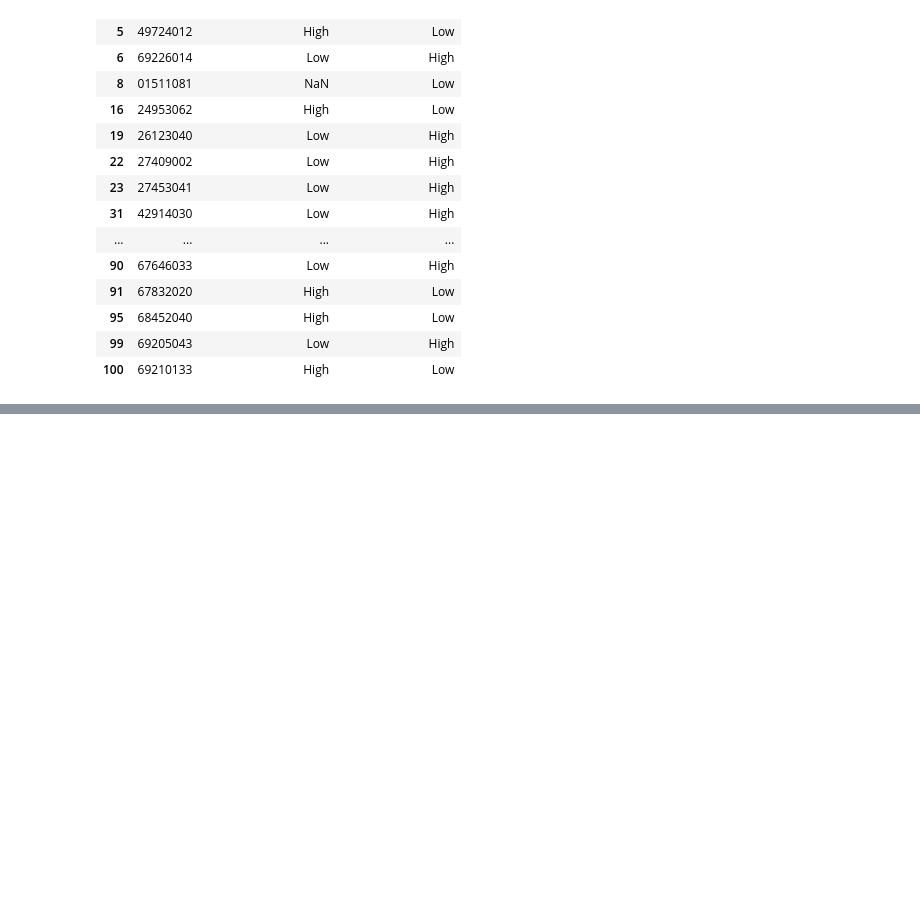
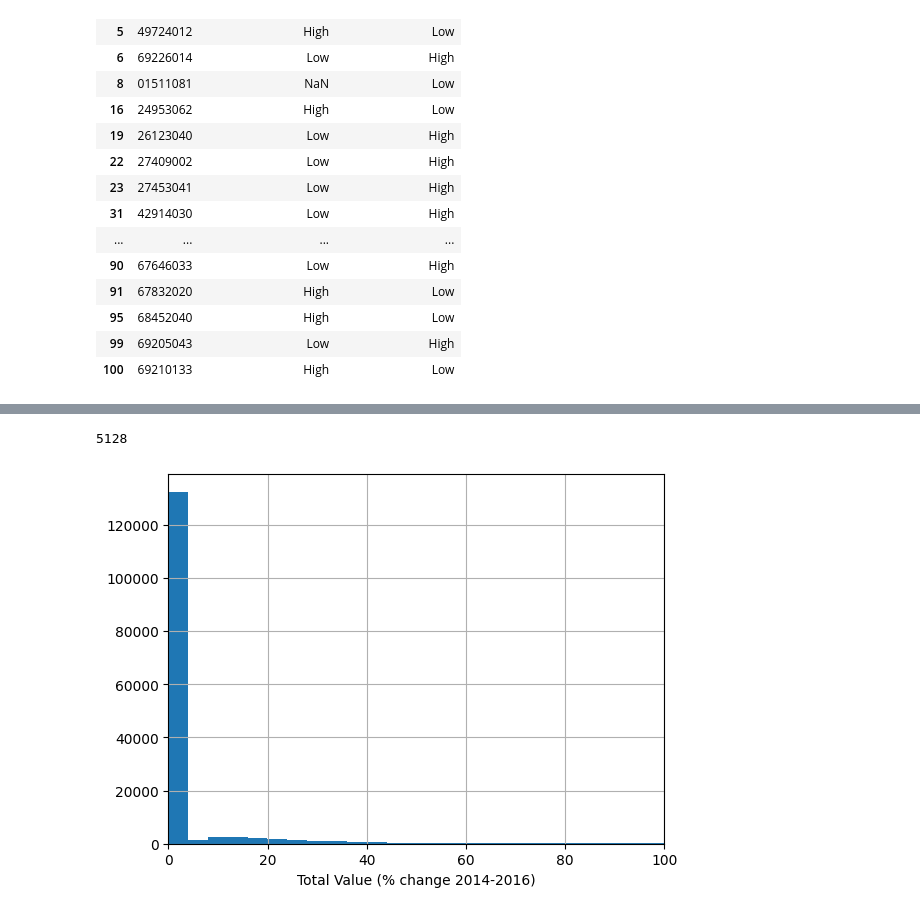
Before and after one commit to reglab/rgb-footprint-extract, a Jupyter notebook: naip_process/Pop-Estimates-Batch1Analysis.ipynb, the cells around one changed output, grey strips where cells are left out. Drawn from its saved outputs; the diff is of its cells as text; code cells hidden in the pictures; blank space fills up the shorter version.

```diff
--- a/naip_process/Pop-Estimates-Batch1Analysis.ipynb
+++ b/naip_process/Pop-Estimates-Batch1Analysis.ipynb
@@ -328,0 +503,21 @@ x[['APN', 'neighborhood_parcel', 'neighborhood_CBG']]
+# %%
+assessor_historical = assessor_historical.loc[assessor_historical['SITUS CITY'] == 'SAN JOSE']
+assessor_historical['APN'] = assessor_historical['APN (PARCEL NUMBER UNFORMATTED)'].apply(
+    lambda apn: apn)
+# * Filter to residential parcels
+assessor_historical = assessor_historical.loc[assessor_historical[
+    'APN'].isin(sj_parcels_cbgs['APN'].unique())]
+# %%
+assessor_historical_14 = assessor_historical_14.loc[assessor_historical_14['SITUS CITY'] == 'SAN JOSE']
+assessor_historical_14['APN'] = assessor_historical_14['APN (PARCEL NUMBER UNFORMATTED)'].apply(
+    lambda apn: apn)
+# * Filter to residential parcels
+assessor_historical_14 = assessor_historical_14.loc[assessor_historical_14[
+    'APN'].isin(sj_parcels_cbgs['APN'].unique())]
+# %%
+# Merge to compute value change rate
+assessor_historical_merged = assessor_historical[
+    ['APN', 'TOTAL VALUE CALCULATED']].merge(
+    assessor_historical_14[['APN', 'TOTAL VALUE CALCULATED']], on='APN', validate='one_to_one')
+# %%
+assessor_historical_merged['perc_change'] = (assessor_historical_merged['TOTAL VALUE CALCULATED_x'] / assessor_historical_merged['TOTAL VALUE CALCULATED_y'] - 1)* 100
@@ -328,0 +540,11 @@ x[['APN', 'neighborhood_parcel', 'neighborhood_CBG']]
+# %%
+(assessor_historical_merged['perc_change'] > 100).sum()
+# %% [output]
+5128
+# %%
+ax = assessor_historical_merged.loc[assessor_historical_merged['perc_change'] <= 100]['perc_change'].hist(bins=50)
+ax.set_xlabel("Total Value (% change 2014-2016)")
+plt.xlim(0, 100)
+plt.show()
+# %% [output]
+[figure, added]
```
Also changed, not shown: parts of 60 cells of this notebook, 5 other files.
